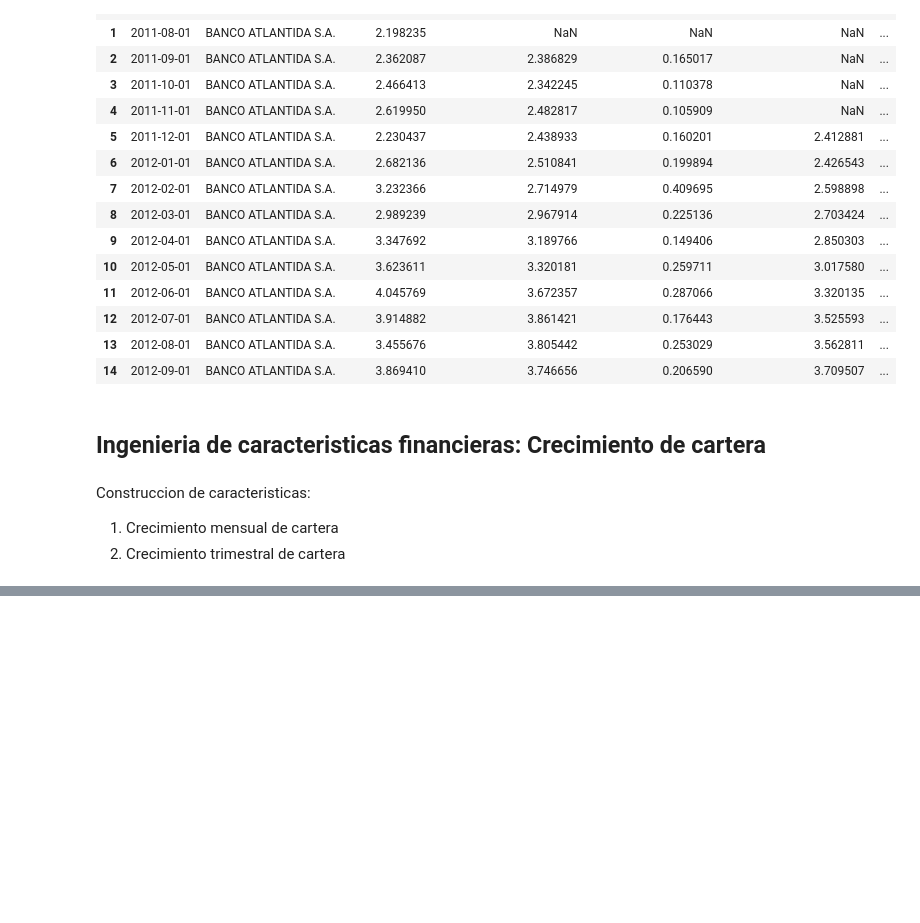
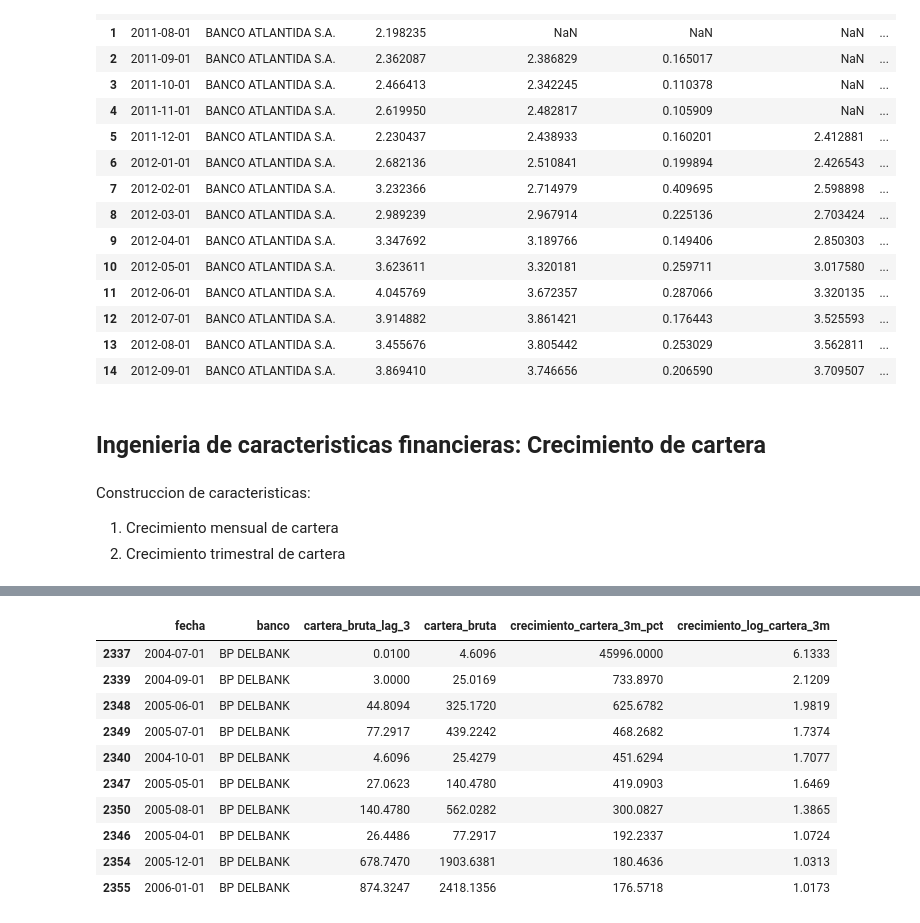
Before and after one commit to tavomx45/audit-ecuador-banking-data, a Jupyter notebook: notebooks/02_feature_engineering.ipynb, the cells around one changed output, grey strips where cells are left out. Saved outputs shown, nothing was run; the diff lists cells and outputs as text; code cells hidden in the pictures; blank space fills up the shorter version.

```diff
--- a/notebooks/02_feature_engineering.ipynb
+++ b/notebooks/02_feature_engineering.ipynb
@@ -583,0 +768,89 @@ Construccion de caracteristicas:
+# %%
+# ==========================================
+# VARIACIONES LOGARÍTMICAS DE CARTERA
+# ==========================================
+
+for k in [1, 3]:
+
+    cartera_actual = features_temporales["cartera_bruta"]
+
+    cartera_anterior = (
+        features_temporales[f"cartera_bruta_lag_{k}"]
+    )
+
+    # Solamente carteras positivas y finitas
+    validos = (
+        cartera_actual.gt(0)
+        & cartera_anterior.gt(0)
+        & np.isfinite(cartera_actual)
+        & np.isfinite(cartera_anterior)
+    )
+
+    # Variación logarítmica
+    features_temporales[f"crecimiento_log_cartera_{k}m"] = (
+        np.log(
+            cartera_actual.where(validos)
+            / cartera_anterior.where(validos)
+        )
+    )
+
+
+# ==========================================
+# COMPROBACIONES
+# ==========================================
+
+columnas_log = [
+    "crecimiento_log_cartera_1m",
+    "crecimiento_log_cartera_3m"
+]
+
+print("DIMENSIONES:")
+print(features_temporales.shape)
+
+print("\nVALORES FALTANTES:")
+display(
+    features_temporales[columnas_log].isna().sum()
+)
+
+# Examinar exclusivamente el período de desarrollo
+revision = features_temporales.loc[
+    features_temporales["fecha"] <= "2025-09-01"
+].copy()
+
+print("\nESTADÍSTICAS DE DESARROLLO:")
+display(
+    revision[columnas_log]
+    .describe(percentiles=[0.01, 0.05, 0.95, 0.99])
+    .round(4)
+)
+
+print("\nCRECIMIENTOS TRIMESTRALES EXTREMOS:")
+display(
+    revision.nlargest(
+        10, "crecimiento_cartera_3m_pct"
+    )[
+        [
+            "fecha",
+            "banco",
+            "cartera_bruta_lag_3",
+            "cartera_bruta",
+            "crecimiento_cartera_3m_pct",
+            "crecimiento_log_cartera_3m"
+        ]
+    ].round(4)
+)
+
+# Validaciones estructurales
+assert len(features_temporales) == 5972
+
+assert not features_temporales.duplicated(
+    ["banco", "fecha"]
+).any()
+
+assert all(
+    np.isfinite(features_temporales[col].dropna()).all()
+    for col in columnas_log
+)
+
+print("\nVALIDACIÓN COMPLETADA")
+# %% [output]
@@ -583,0 +876,11 @@ Construccion de caracteristicas:
+|  | fecha | banco | cartera_bruta_lag_3 | cartera_bruta | crecimiento_cartera_3m_pct | crecimiento_log_cartera_3m |
+| 2337 | 2004-07-01 | BP DELBANK | 0.0100 | 4.6096 | 45996.0000 | 6.1333 |
+| 2339 | 2004-09-01 | BP DELBANK | 3.0000 | 25.0169 | 733.8970 | 2.1209 |
+| 2348 | 2005-06-01 | BP DELBANK | 44.8094 | 325.1720 | 625.6782 | 1.9819 |
+| 2349 | 2005-07-01 | BP DELBANK | 77.2917 | 439.2242 | 468.2682 | 1.7374 |
+| 2340 | 2004-10-01 | BP DELBANK | 4.6096 | 25.4279 | 451.6294 | 1.7077 |
+| 2347 | 2005-05-01 | BP DELBANK | 27.0623 | 140.4780 | 419.0903 | 1.6469 |
+| 2350 | 2005-08-01 | BP DELBANK | 140.4780 | 562.0282 | 300.0827 | 1.3865 |
+| 2346 | 2005-04-01 | BP DELBANK | 26.4486 | 77.2917 | 192.2337 | 1.0724 |
+| 2354 | 2005-12-01 | BP DELBANK | 678.7470 | 1903.6381 | 180.4636 | 1.0313 |
+| 2355 | 2006-01-01 | BP DELBANK | 874.3247 | 2418.1356 | 176.5718 | 1.0173 |
```
Also changed, not shown: parts of 13 cells of this notebook, 8 other files.
